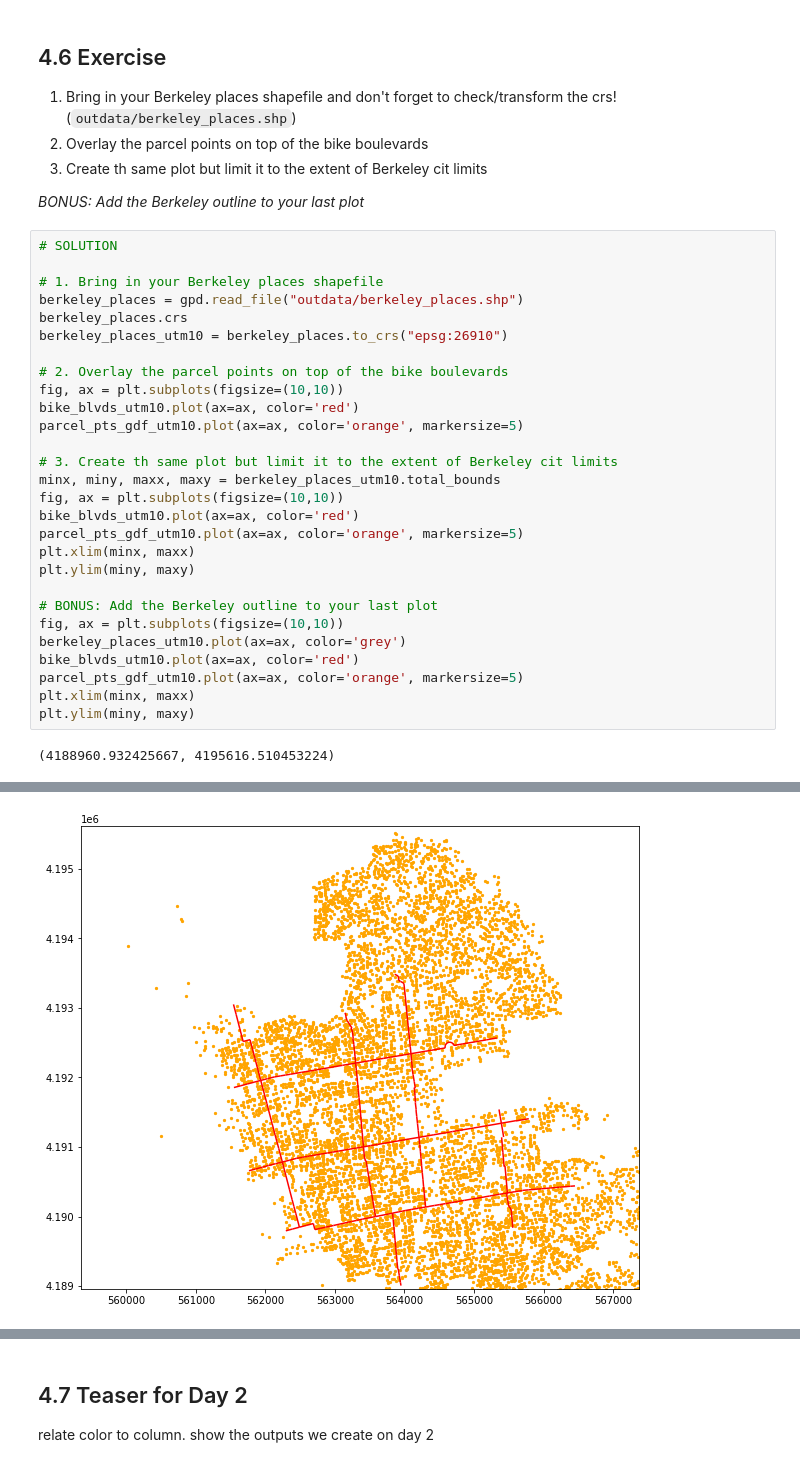
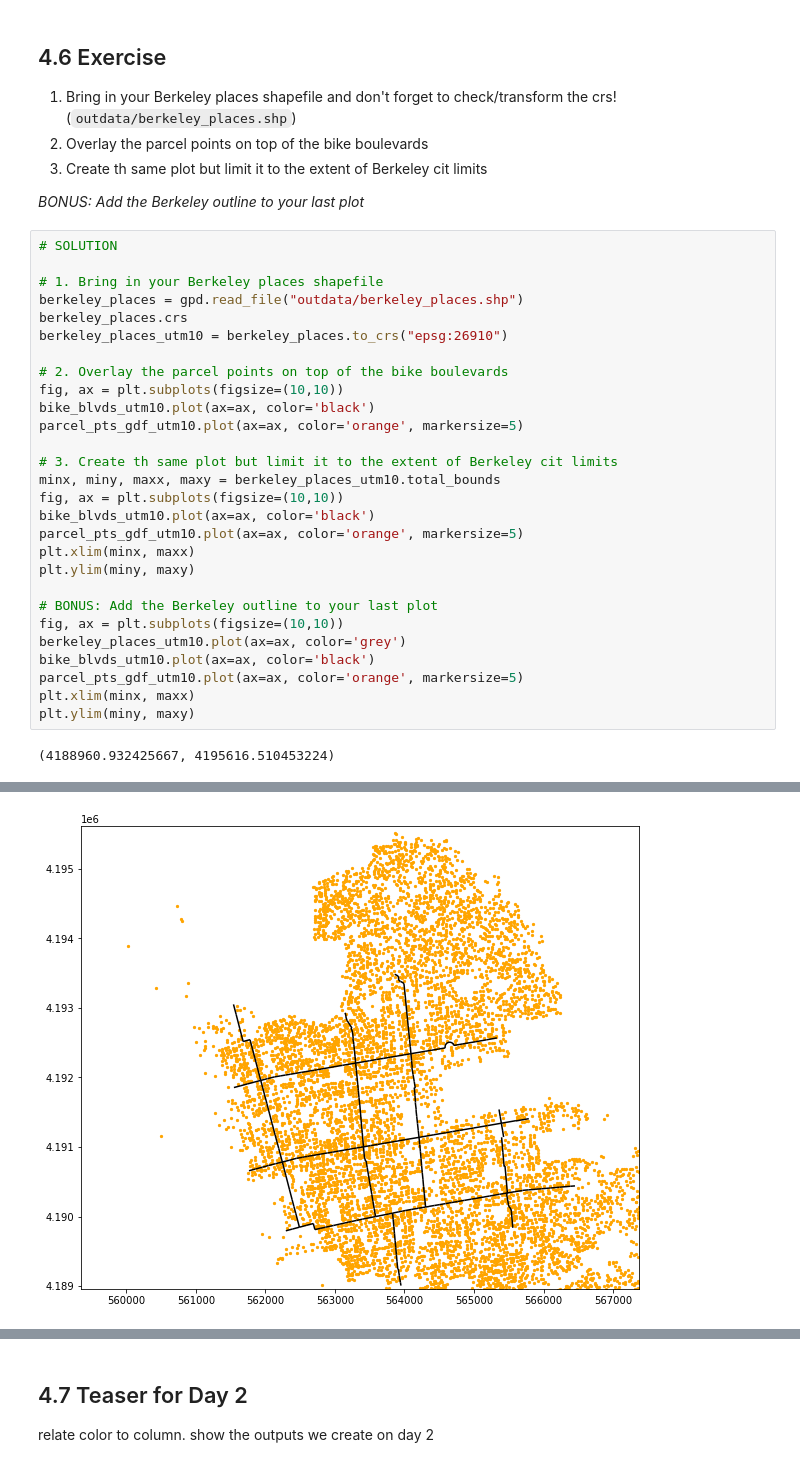
Before and after one commit to dlab-berkeley/Python-Geospatial-Fundamentals-Legacy, a Jupyter notebook: new_sequence/04_More_Data_More_Maps.ipynb, the cells around one changed output, grey strips where cells are left out. Drawn from its saved outputs; the diff is of its cells as text.

```diff
--- a/new_sequence/04_More_Data_More_Maps.ipynb
+++ b/new_sequence/04_More_Data_More_Maps.ipynb
@@ -252,13 +252,13 @@ berkeley_places_utm10 = berkeley_places.to_crs("epsg:26910")
 
 # 2. Overlay the parcel points on top of the bike boulevards
 fig, ax = plt.subplots(figsize=(10,10))
-bike_blvds_utm10.plot(ax=ax, color='red')
+bike_blvds_utm10.plot(ax=ax, color='black')
 parcel_pts_gdf_utm10.plot(ax=ax, color='orange', markersize=5)
 
 # 3. Create th same plot but limit it to the extent of Berkeley cit limits
 minx, miny, maxx, maxy = berkeley_places_utm10.total_bounds
 fig, ax = plt.subplots(figsize=(10,10))
-bike_blvds_utm10.plot(ax=ax, color='red')
+bike_blvds_utm10.plot(ax=ax, color='black')
 parcel_pts_gdf_utm10.plot(ax=ax, color='orange', markersize=5)
 plt.xlim(minx, maxx)
 plt.ylim(miny, maxy)
@@ -266,7 +266,7 @@ plt.ylim(miny, maxy)
 # BONUS: Add the Berkeley outline to your last plot
 fig, ax = plt.subplots(figsize=(10,10))
 berkeley_places_utm10.plot(ax=ax, color='grey')
-bike_blvds_utm10.plot(ax=ax, color='red')
+bike_blvds_utm10.plot(ax=ax, color='black')
 parcel_pts_gdf_utm10.plot(ax=ax, color='orange', markersize=5)
 plt.xlim(minx, maxx)
 plt.ylim(miny, maxy)
@@ -276 +276 @@ plt.ylim(miny, maxy)
-[figure, old version]
+[figure, new version]
```
Also changed, not shown: parts of 1 cell of this notebook, 2 other files.
